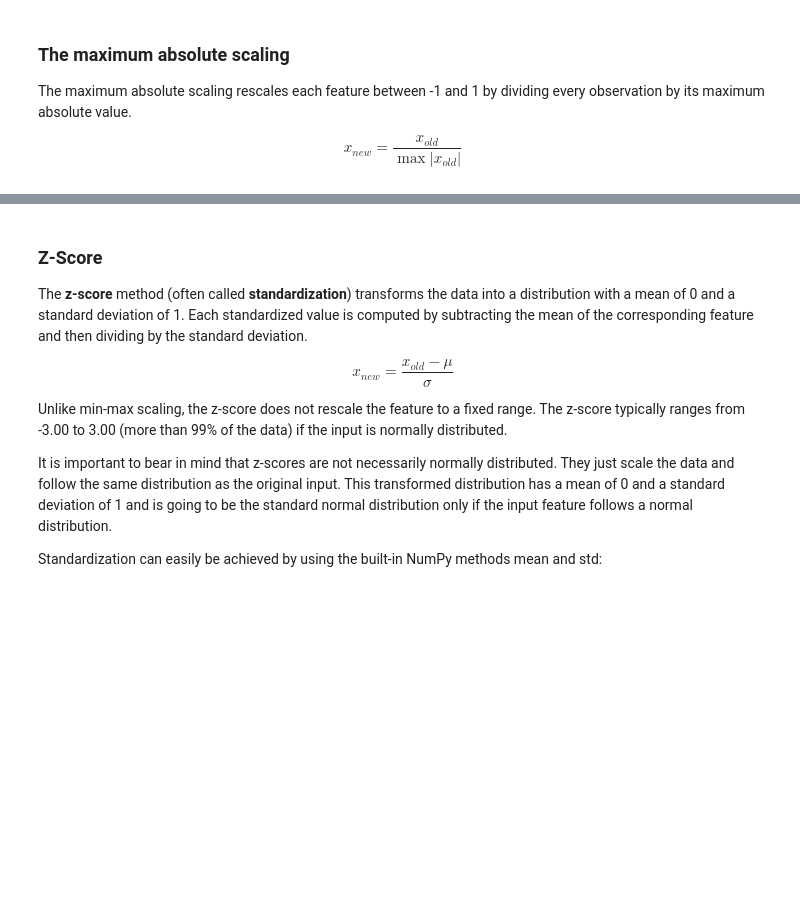
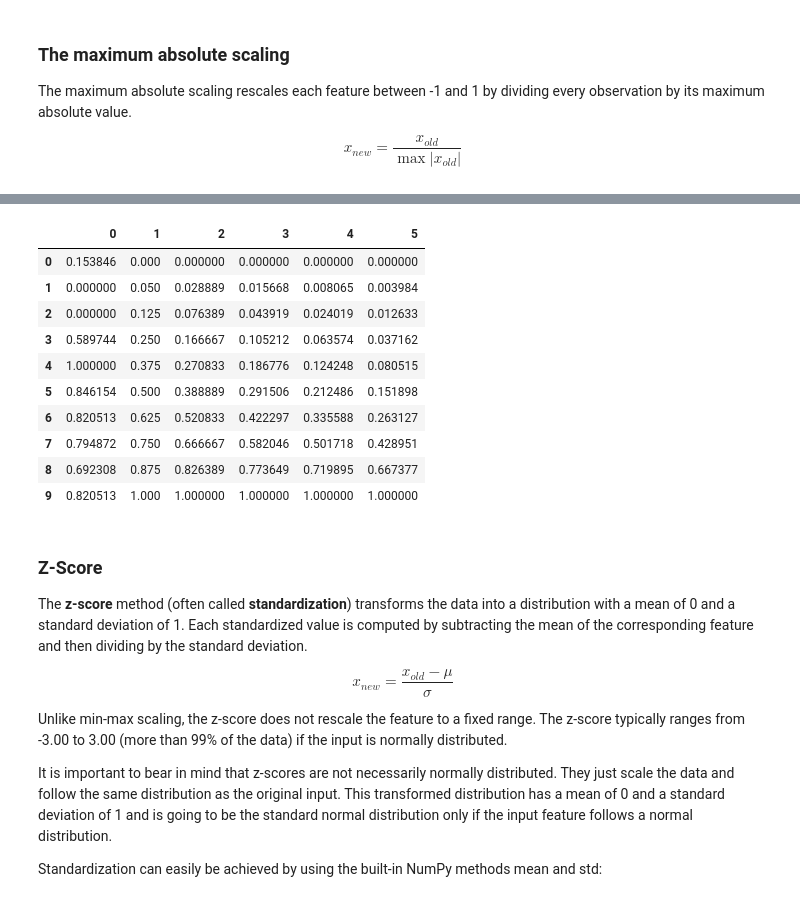
Before and after one commit to polyhedron-gdl/introduction-to-machine-learning-for-finance, a Jupyter notebook: 2022/1-notebooks/chapter-2-1.ipynb, the cells around one changed output, grey strips where cells are left out. Drawn from its saved outputs; the diff is of its cells as text; code cells hidden in the pictures; blank space fills up the shorter version.

```diff
--- a/2022/1-notebooks/chapter-2-1.ipynb
+++ b/2022/1-notebooks/chapter-2-1.ipynb
@@ -169,3 +300,21 @@ $$
+# %%
+from sklearn.preprocessing import MinMaxScaler
+
+mms = MinMaxScaler()
+df3 = pd.DataFrame(mms.fit_transform(df2))
+df3
+# %% [output]
+|  | 0 | 1 | 2 | 3 | 4 | 5 |
+| 0 | 0.153846 | 0.000 | 0.000000 | 0.000000 | 0.000000 | 0.000000 |
+| 1 | 0.000000 | 0.050 | 0.028889 | 0.015668 | 0.008065 | 0.003984 |
+| 2 | 0.000000 | 0.125 | 0.076389 | 0.043919 | 0.024019 | 0.012633 |
+| 3 | 0.589744 | 0.250 | 0.166667 | 0.105212 | 0.063574 | 0.037162 |
+| 4 | 1.000000 | 0.375 | 0.270833 | 0.186776 | 0.124248 | 0.080515 |
+| 5 | 0.846154 | 0.500 | 0.388889 | 0.291506 | 0.212486 | 0.151898 |
+| 6 | 0.820513 | 0.625 | 0.520833 | 0.422297 | 0.335588 | 0.263127 |
+| 7 | 0.794872 | 0.750 | 0.666667 | 0.582046 | 0.501718 | 0.428951 |
+| 8 | 0.692308 | 0.875 | 0.826389 | 0.773649 | 0.719895 | 0.667377 |
+| 9 | 0.820513 | 1.000 | 1.000000 | 1.000000 | 1.000000 | 1.000000 |
 # %% [markdown]
 ### Z-Score
 
```
Also changed, not shown: parts of 18 cells of this notebook, 18 other files.
